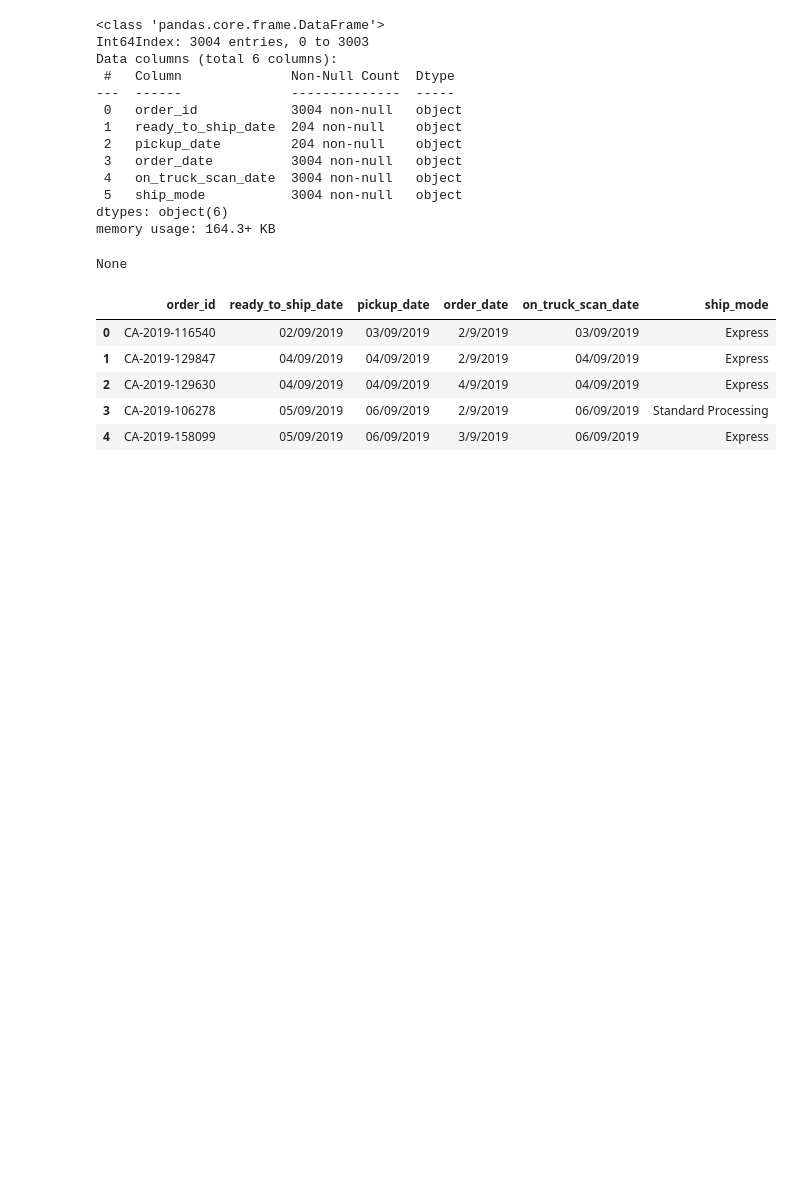
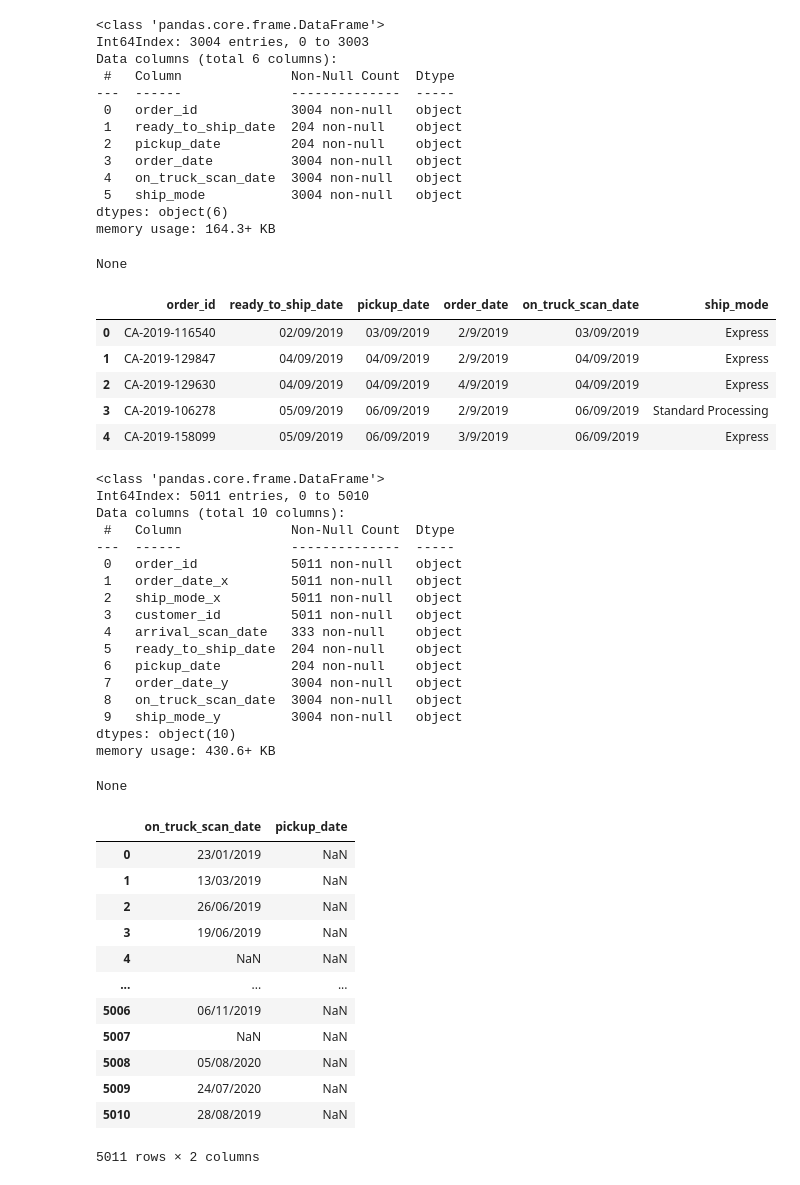
Before and after one commit to cophi-dev/EDA_muesli_group1, a Jupyter notebook: EDA_phillipp.ipynb, the cells around one changed output. Drawn from its saved outputs; the diff is of its cells as text; code cells hidden in the pictures; blank space fills up the shorter version.

```diff
--- a/EDA_phillipp.ipynb
+++ b/EDA_phillipp.ipynb
@@ -282,3 +277,40 @@ None
 | 2 | CA-2019-129630 | 04/09/2019 | 04/09/2019 | 4/9/2019 | 04/09/2019 | Express |
 | 3 | CA-2019-106278 | 05/09/2019 | 06/09/2019 | 2/9/2019 | 06/09/2019 | Standard Processing |
 | 4 | CA-2019-158099 | 05/09/2019 | 06/09/2019 | 3/9/2019 | 06/09/2019 | Express |
+# %%
+final_dataset = pd.merge(order_camp_dataset, process_intern_dataset, on="order_id", how="outer")
+display(final_dataset.info())
+final_dataset[["on_truck_scan_date", "pickup_date"]]
+#final_dataset["order_id"].duplicated().value_counts()
+# %% [output]
+<class 'pandas.core.frame.DataFrame'>
+Int64Index: 5011 entries, 0 to 5010
+Data columns (total 10 columns):
+ #   Column              Non-Null Count  Dtype
+---  ------              --------------  -----
+ 0   order_id            5011 non-null   object
+ 1   order_date_x        5011 non-null   object
+ 2   ship_mode_x         5011 non-null   object
+ 3   customer_id         5011 non-null   object
+ 4   arrival_scan_date   333 non-null    object
+ 5   ready_to_ship_date  204 non-null    object
+ 6   pickup_date         204 non-null    object
+ 7   order_date_y        3004 non-null   object
+ 8   on_truck_scan_date  3004 non-null   object
+ 9   ship_mode_y         3004 non-null   object
+dtypes: object(10)
+memory usage: 430.6+ KB
+None
+|  | on_truck_scan_date | pickup_date |
+| 0 | 23/01/2019 | NaN |
+| 1 | 13/03/2019 | NaN |
+| 2 | 26/06/2019 | NaN |
+| 3 | 19/06/2019 | NaN |
+| 4 | NaN | NaN |
+| ... | ... | ... |
+| 5006 | 06/11/2019 | NaN |
+| 5007 | NaN | NaN |
+| 5008 | 05/08/2020 | NaN |
+| 5009 | 24/07/2020 | NaN |
+| 5010 | 28/08/2019 | NaN |
+5011 rows × 2 columns
```
Also changed, not shown: parts of 10 cells of this notebook.
